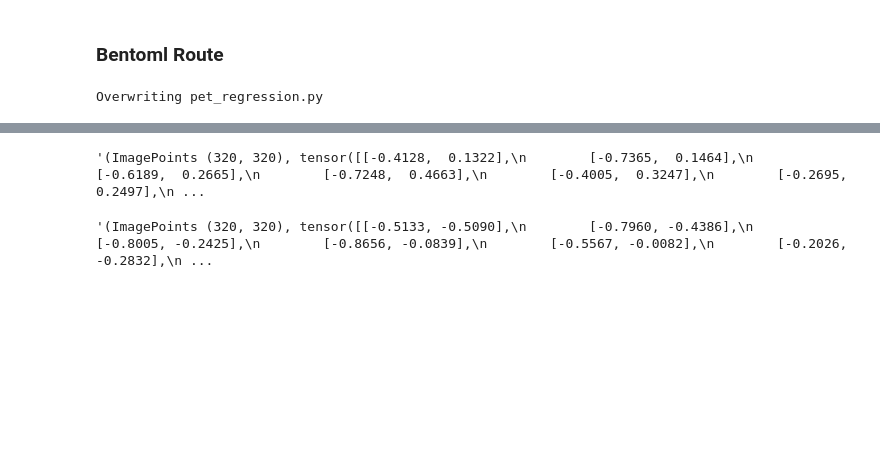
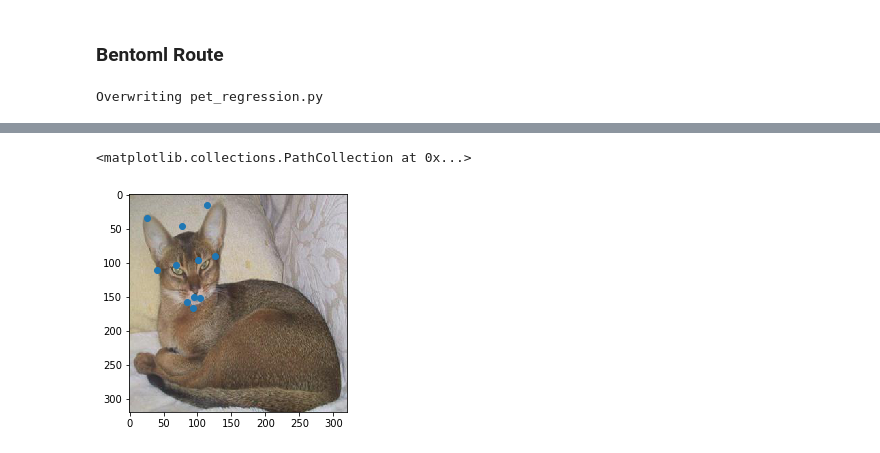
Before and after one commit to HenryDashwood/facial-features-detector, a Jupyter notebook: code/train.ipynb, the cells around one changed output, grey strips where cells are left out. Saved outputs shown, nothing was run; the diff lists cells and outputs as text; code cells hidden in the pictures; blank space fills up the shorter version.

Commit message:
wrote code to plot results from cloud

```diff
--- a/code/train.ipynb
+++ b/code/train.ipynb
@@ -181,22 +178,25 @@ Successfully deleted deployment "facial-features-detector"
 # %%
 import json
 import boto3
+from PIL import Image
+from matplotlib import pyplot as plt
+
+path = '../data/resized_images/Abyssinian_110.jpg'
+
 runtime = boto3.Session().client(service_name='sagemaker-runtime')
-
-img = open('../data/resized_images/Abyssinian_1.jpg', 'rb').read()
 
 response = runtime.invoke_endpoint(
     EndpointName='dev-facial-features-detector',
-    Body=bytearray(img),
+    Body=bytearray(open(path, 'rb').read())
 )
 
-result = response['Body'].read()
-result = json.loads(result)
+result = json.loads(response['Body'].read())
+
+unnormed_res = list(map(lambda x:x*160+160, result))
+
+fig, ax = plt.subplots()
+ax.imshow(np.array(Image.open(path)))
+ax.scatter(unnormed_res[1::2], unnormed_res[0::2])
+# %% [output]
+<matplotlib.collections.PathCollection at 0x...>
+[figure, added]
-# %%
-result['result']
-# %% [output]
-'(ImagePoints (320, 320), tensor([[-0.4128,  0.1322],\n        [-0.7365,  0.1464],\n        [-0.6189,  0.2665],\n        [-0.7248,  0.4663],\n        [-0.4005,  0.3247],\n        [-0.2695,  0.2497],\n ...
-# %%
-str(learn.predict(data.get(0)))
-# %% [output]
-'(ImagePoints (320, 320), tensor([[-0.5133, -0.5090],\n        [-0.7960, -0.4386],\n        [-0.8005, -0.2425],\n        [-0.8656, -0.0839],\n        [-0.5567, -0.0082],\n        [-0.2026, -0.2832],\n ...
```
Also changed, not shown: parts of 8 cells of this notebook, 2 other files.
